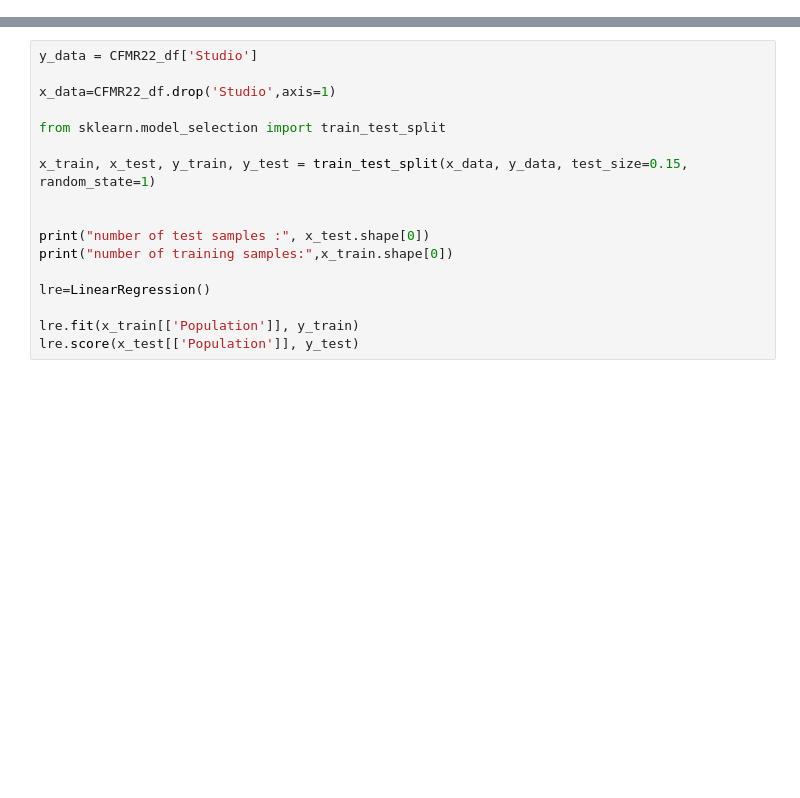
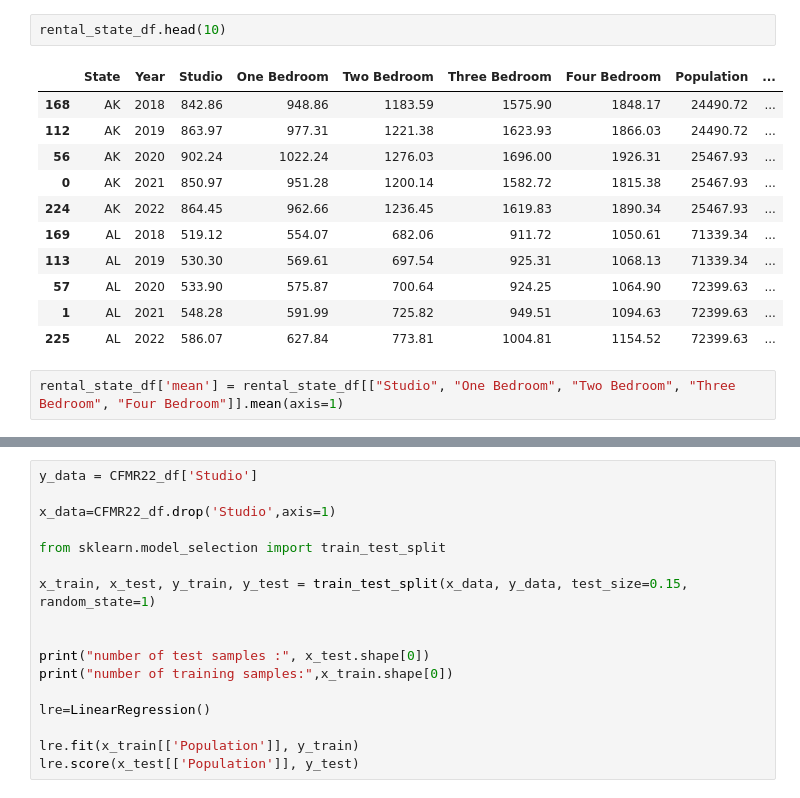
Before and after one commit to RichelynScott/Final-Project-Group-B, a Jupyter notebook: ML_3.ipynb, the cells around one changed output, grey strips where cells are left out. Drawn from its saved outputs; the diff is of its cells as text; blank space fills up the shorter version.

```diff
--- a/ML_3.ipynb
+++ b/ML_3.ipynb
@@ -42,0 +58,16 @@ from sklearn.linear_model import LinearRegression
+# %%
+rental_state_df.head(10)
+# %% [output]
+|  | State | Year | Studio | One Bedroom | Two Bedroom | Three Bedroom | Four Bedroom | Population | ... |
+| 168 | AK | 2018 | 842.86 | 948.86 | 1183.59 | 1575.90 | 1848.17 | 24490.72 | ... |
+| 112 | AK | 2019 | 863.97 | 977.31 | 1221.38 | 1623.93 | 1866.03 | 24490.72 | ... |
+| 56 | AK | 2020 | 902.24 | 1022.24 | 1276.03 | 1696.00 | 1926.31 | 25467.93 | ... |
+| 0 | AK | 2021 | 850.97 | 951.28 | 1200.14 | 1582.72 | 1815.38 | 25467.93 | ... |
+| 224 | AK | 2022 | 864.45 | 962.66 | 1236.45 | 1619.83 | 1890.34 | 25467.93 | ... |
+| 169 | AL | 2018 | 519.12 | 554.07 | 682.06 | 911.72 | 1050.61 | 71339.34 | ... |
+| 113 | AL | 2019 | 530.30 | 569.61 | 697.54 | 925.31 | 1068.13 | 71339.34 | ... |
+| 57 | AL | 2020 | 533.90 | 575.87 | 700.64 | 924.25 | 1064.90 | 72399.63 | ... |
+| 1 | AL | 2021 | 548.28 | 591.99 | 725.82 | 949.51 | 1094.63 | 72399.63 | ... |
+| 225 | AL | 2022 | 586.07 | 627.84 | 773.81 | 1004.81 | 1154.52 | 72399.63 | ... |
+# %%
+rental_state_df['mean'] = rental_state_df[["Studio", "One Bedroom", "Two Bedroom", "Three Bedroom", "Four Bedroom"]].mean(axis=1)
```
Also changed, not shown: parts of 13 cells of this notebook, 2 other files.
